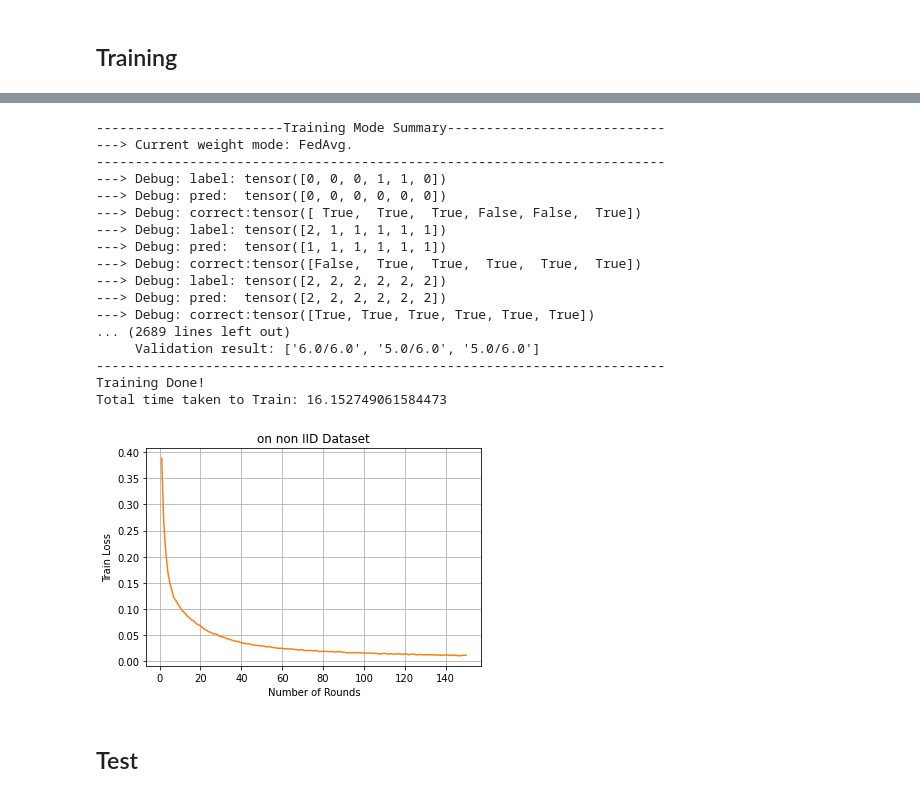
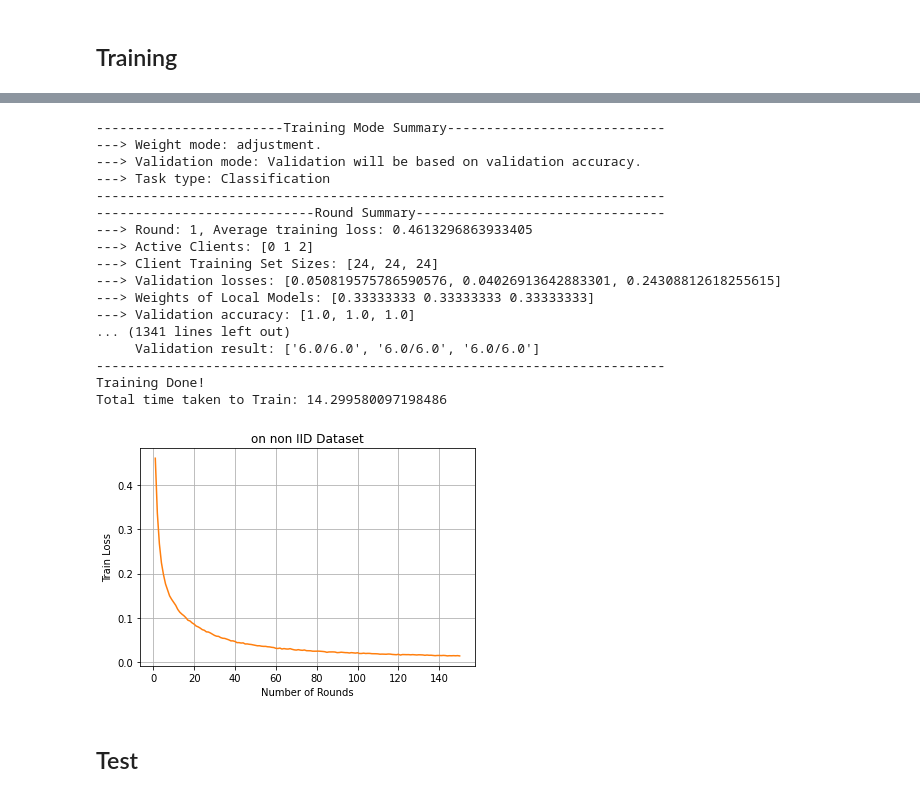
Before and after one commit to SizhuangHe/FL-REU, a Jupyter notebook: FL.ipynb, the cells around one changed output, grey strips where cells are left out. Saved outputs shown, nothing was run; the diff lists cells and outputs as text; code cells hidden in the pictures.

Commit message:
can handle combinations of customized modes

```diff
--- a/FL.ipynb
+++ b/FL.ipynb
@@ -57,8 +57,12 @@ The tensorboard extension is already loaded. To reload it, use:
 # %%
 class WEIGHT_MODE(enum.Enum):
   SIMPLE_FEDAVG =  "fedavg"
-  SIZE_OVER_VAL_LOSS =  "size_over_val_loss"
+  SIMPLE_ADJUST =  "simple_adjust"
   SIZE_OVER_EXP_VAL_LOSS =  "size_over_val_loss"
+
+class VALIDATE_ON(enum.Enum):
+  LOSS = "loss"
+  ACCURACY = "accuracy"
 # %%
 input_size = 4
 num_hidden_neuron = 200
@@ -476,7 +482,7 @@ def size_of_clients(client_dict, active_client):
 ### calc_weights
 ### This class of functions calculate weights of different local models based on different formulae.
 # %%
-def calc_weights_simple_adjust(client_sizes, val_losses):
+def calc_weights_simple_adjust_loss(client_sizes, val_losses):
   """
   The weight of a certain client is its size/val_loss and then normalize the weight vector to a sum of 1.
 
@@ -494,7 +500,31 @@ def calc_weights_simple_adjust(client_sizes, val_losses):
 
   total_weights = np.sum(weights_of_models)
   weights_of_models = weights_of_models / total_weights
+
+  assert np.sum(weights_of_models) == 1
   return weights_of_models
+# %%
+def calc_weights_simple_adjust_accuracy(client_sizes, val_accuracies):
+  """
+  The weight of a certain client is its size*val_accuracy and then normalize the weight vector to a sum of 1.
+
+  Params:
+    - client_sizes (array): an array of sizes of each client's local dataset
+    - val_losses (array): an array of validation losses of each client's local model
+
+  Returns:
+    - weights_of_models (array): an array of computed weights of each cient model
+  """
+  weights_of_models = []
+
+  for i in range(len(client_sizes)):
+    weights_of_models.append(client_sizes[i] * val_accuracies[i])
+
+  total_weights = np.sum(weights_of_models)
+  weights_of_models = weights_of_models / total_weights
+
+  assert np.sum(weights_of_models) == 1
+  return weights_of_models
 # %%
 def calc_weights_fedavg(client_sizes):
   """
@@ -510,6 +540,7 @@ def calc_weights_fedavg(client_sizes):
   total_size = np.sum(client_sizes)
   weights_of_models = client_sizes/total_size
 
+  assert np.sum(weights_of_models) == 1
   return weights_of_models
 # %%
 # def calc_weights(client_sizes, val_losses):
@@ -933,27 +993,27 @@ model_non_iid = IRIS_NN(input_size, num_hidden_neuron, output_size)
 # %%
 if torch.cuda.is_available():
   model_non_iid.cuda()
 
-model_non_iid_trained = training(model=model_non_iid, num_rounds=rounds, batch_size=batch_size, num_classes=num_classes, learning_rate=lr, dataset=dataset_train, data_dict=non_iid_dict, active_client_fraction=C, num_clients=K, num_epochs=E, criterion=criterion, weight_mode=WEIGHT_MODE.SIMPLE_FEDAVG,isClassification= True,plt_title="on non IID Dataset", plt_color="orange", do_validation=True)
+model_non_iid_trained = training(model=model_non_iid, num_rounds=rounds, batch_size=batch_size, num_classes=num_classes, learning_rate=lr, dataset=dataset_train, data_dict=non_iid_dict, active_client_fraction=C, num_clients=K, num_epochs=E, criterion=criterion, weight_mode=WEIGHT_MODE.SIMPLE_ADJUST, validate_on=VALIDATE_ON.ACCURACY, isClassification= True,plt_title="on non IID Dataset", plt_color="orange")
 # %% [output]
 ------------------------Training Mode Summary----------------------------
----> Current weight mode: FedAvg.
+---> Weight mode: adjustment.
+---> Validation mode: Validation will be based on validation accuracy.
+---> Task type: Classification
 -------------------------------------------------------------------------
----> Debug: label: tensor([0, 0, 0, 1, 1, 0])
----> Debug: pred:  tensor([0, 0, 0, 0, 0, 0])
----> Debug: correct:tensor([ True,  True,  True, False, False,  True])
----> Debug: label: tensor([2, 1, 1, 1, 1, 1])
----> Debug: pred:  tensor([1, 1, 1, 1, 1, 1])
----> Debug: correct:tensor([False,  True,  True,  True,  True,  True])
----> Debug: label: tensor([2, 2, 2, 2, 2, 2])
----> Debug: pred:  tensor([2, 2, 2, 2, 2, 2])
----> Debug: correct:tensor([True, True, True, True, True, True])
-... (2689 lines left out)
-     Validation result: ['6.0/6.0', '5.0/6.0', '5.0/6.0']
+----------------------------Round Summary--------------------------------
+---> Round: 1, Average training loss: 0.4613296863933405
+---> Active Clients: [0 1 2]
+---> Client Training Set Sizes: [24, 24, 24]
+---> Validation losses: [0.050819575786590576, 0.04026913642883301, 0.24308812618255615]
+---> Weights of Local Models: [0.33333333 0.33333333 0.33333333]
+---> Validation accuracy: [1.0, 1.0, 1.0]
+... (1341 lines left out)
+     Validation result: ['6.0/6.0', '6.0/6.0', '6.0/6.0']
 -------------------------------------------------------------------------
 Training Done!
-Total time taken to Train: 16.152749061584473
+Total time taken to Train: 14.299580097198486
-[figure, old version]
+[figure, new version]
 # %% [markdown]
 ## Test
 # %%
```
Also changed, not shown: parts of 7 cells of this notebook.
